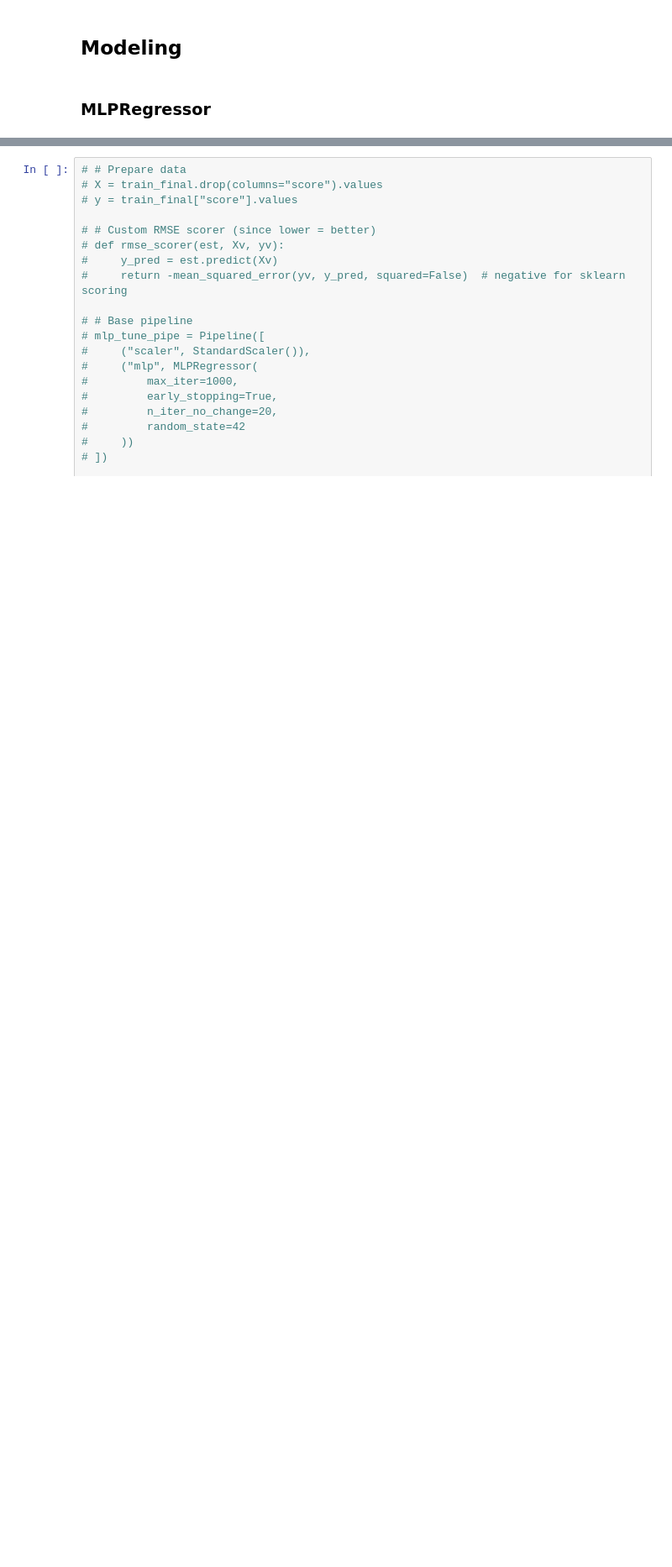
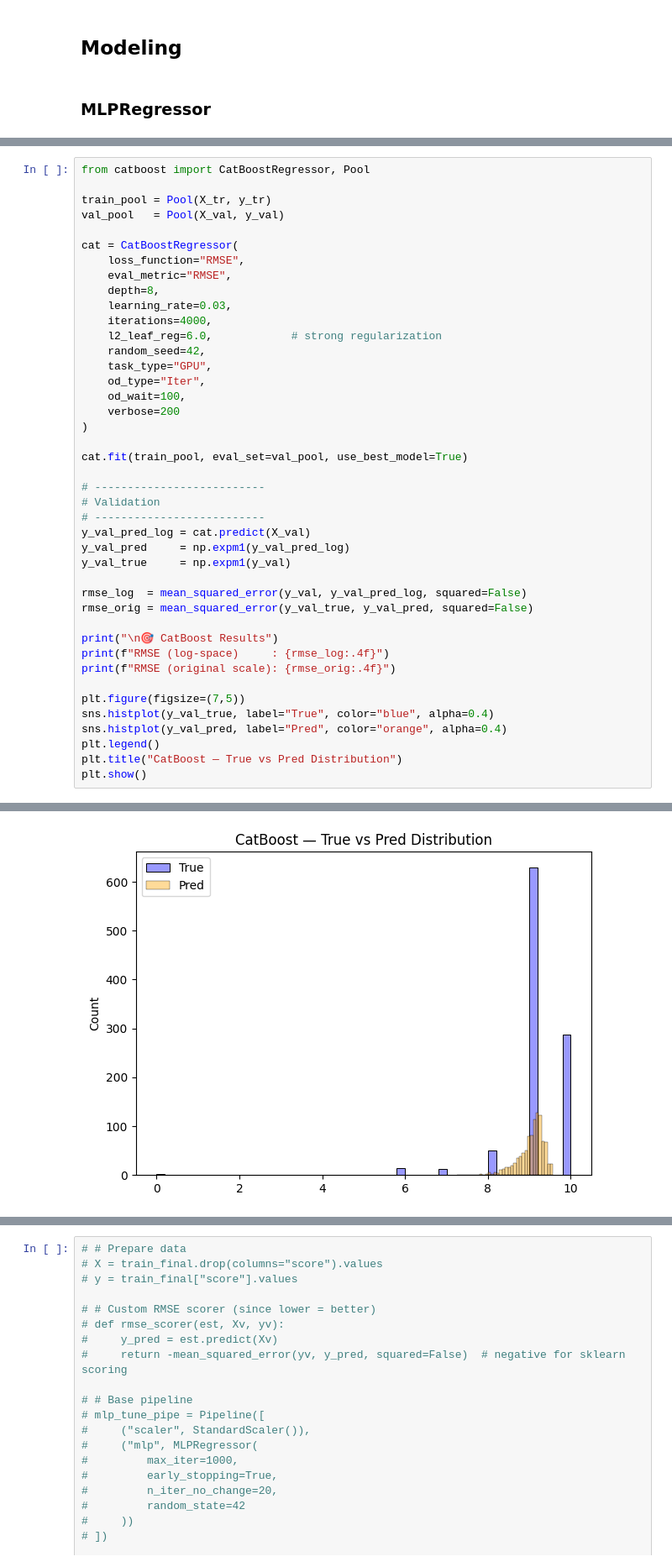
Before and after one commit to ShreehariA/IITM_DA_Lab_Data_Challenge, a Jupyter notebook: notebook.ipynb, the cells around one changed output, grey strips where cells are left out. Shown: that part at 84% size. Saved outputs shown, nothing was run; the diff lists cells and outputs as text; blank space fills up the shorter version.

```diff
--- a/notebook.ipynb
+++ b/notebook.ipynb
@@ -509,0 +677,43 @@ Pipeline(steps=[('preprocess',
+# %%
+from catboost import CatBoostRegressor, Pool
+
+train_pool = Pool(X_tr, y_tr)
+val_pool   = Pool(X_val, y_val)
+
+cat = CatBoostRegressor(
+    loss_function="RMSE",
+    eval_metric="RMSE",
+    depth=8,
+    learning_rate=0.03,
+    iterations=4000,
+    l2_leaf_reg=6.0,            # strong regularization
+    random_seed=42,
+    task_type="GPU",
+    od_type="Iter",
+    od_wait=100,
+    verbose=200
+)
+
+cat.fit(train_pool, eval_set=val_pool, use_best_model=True)
+
+# --------------------------
+# Validation
+# --------------------------
+y_val_pred_log = cat.predict(X_val)
+y_val_pred     = np.expm1(y_val_pred_log)
+y_val_true     = np.expm1(y_val)
+
+rmse_log  = mean_squared_error(y_val, y_val_pred_log, squared=False)
+rmse_orig = mean_squared_error(y_val_true, y_val_pred, squared=False)
+
+print("\n🎯 CatBoost Results")
+print(f"RMSE (log-space)     : {rmse_log:.4f}")
+print(f"RMSE (original scale): {rmse_orig:.4f}")
+
+plt.figure(figsize=(7,5))
+sns.histplot(y_val_true, label="True", color="blue", alpha=0.4)
+sns.histplot(y_val_pred, label="Pred", color="orange", alpha=0.4)
+plt.legend()
+plt.title("CatBoost — True vs Pred Distribution")
+plt.show()
+# %% [output]
@@ -509,0 +731 @@ Pipeline(steps=[('preprocess',
+[figure, added]
```
Also changed, not shown: parts of 29 cells of this notebook.
